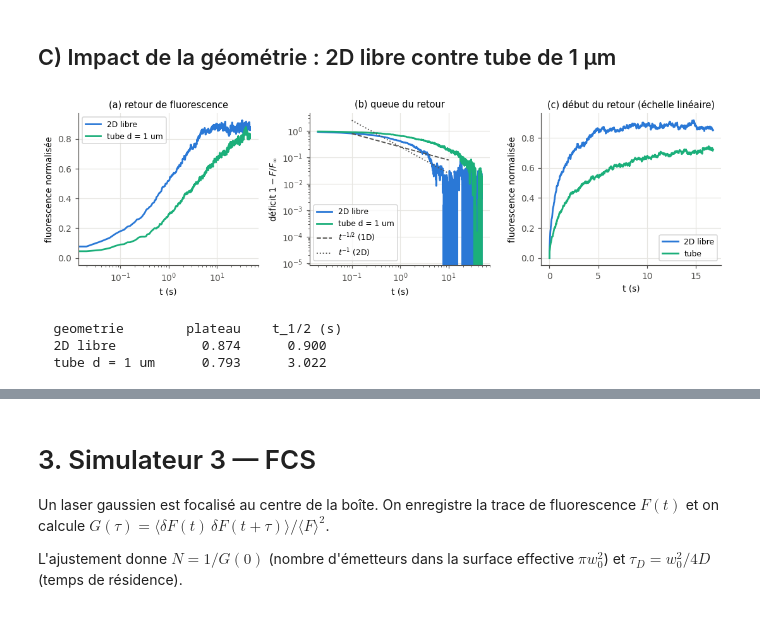
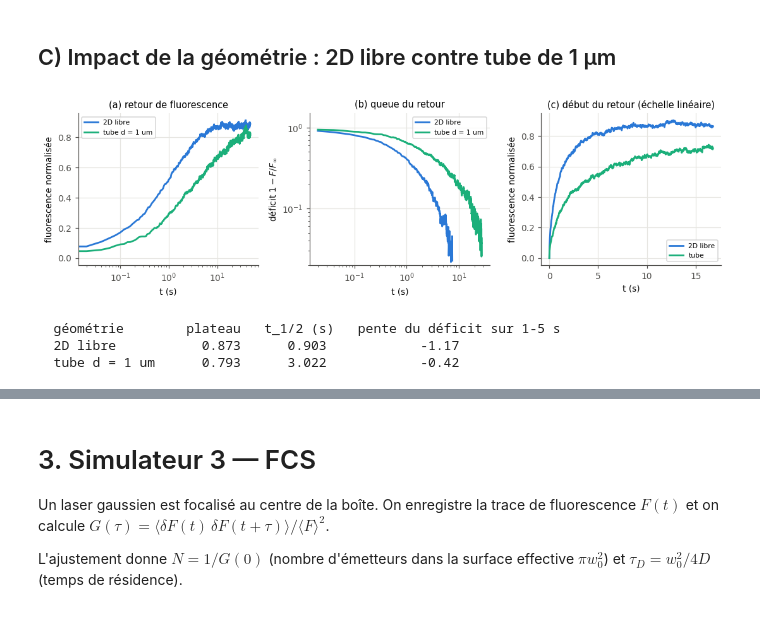
Before and after one commit to EliasOuelletOviedo/Analyse-des-signaux, a Jupyter notebook: Devoir 2/Devoir 2.ipynb, the cells around one changed output, grey strips where cells are left out. Saved outputs shown, nothing was run; the diff lists cells and outputs as text; code cells hidden in the pictures.

```diff
--- a/Devoir 2/Devoir 2.ipynb
+++ b/Devoir 2/Devoir 2.ipynb
@@ -786,8 +786,8 @@ def D_par_trajectoire(R, dt, nlag=10):
 
     return np.polyfit(lags*dt, m, 1)[0]/4
 
-t, R = simuler(Plan(2.), D1, 200., DT1, n=200, seed=12)   # 200 trajectoires de 200 s
-durees = np.array([0.5, 1, 2, 5, 20, 50, 200])
+t, R = simuler(Plan(2.), D1, 1000., DT1, n=1000, seed=12)
+durees = np.array([1, 3, 10, 30, 100, 300, 1000])
 est = [D_par_trajectoire(R[:int(T/DT1) + 1], DT1) for T in durees]
 med = np.array([np.median(e) for e in est])
 p10 = np.array([np.percentile(e, 10) for e in est])
@@ -814,7 +814,7 @@ ax[1].set_ylabel("écart-type relatif de $D$")
 ax[1].legend()
 ax[1].set_title("(b) précision en fonction de T")
 
-for c, T in zip(seq(3), [1, 20, 200]):
+for c, T in zip(seq(4), [1, 10, 100, 1000]):
     ax[2].hist(est[list(durees).index(T)], bins=np.linspace(0.5, 1.5, 40), histtype="step", color=c, lw=1.8, label="T = %g s" % T, density=True)
 
 ax[2].axvline(D1, ls="--", color="k", lw=1.2)
@@ -849,7 +849,7 @@ Le bruit de localisation est décorrélé d'une image à l'autre : il ajoute une
 optimal de points $p_{\min} = E(2 + 2{,}7\sqrt{x})$ en comparant, sur des trajectoires **uniques**,
 un ajustement à deux points à un ajustement à $p_{\min}$ points.
 # %%
-sigmas = [0., 0.025, 0.05, 0.1, 0.2, 0.4]
+sigmas = [0., 0.025, 0.05, 0.1, 0.25, 0.5]
 t, R = simuler(Plan(2.), D1, 10.0, DT1, n=20, seed=13)
 
 fig, ax = plt.subplots(1, 3, figsize=(10.5, 3.2))
@@ -863,10 +863,9 @@ for c, s in zip(seq(len(sigmas)), sigmas):
 
     tau, m = msd(Rb_, DT1)
     Df, sf = ajuste_msd(tau, m)
-    x = sf**2/(Df*DT1)                                   # erreur de localisation réduite
-    p = min(int(2 + 2.7*np.sqrt(x)), len(tau))           # Michalet eq. 30
+    x = sf**2/(Df*DT1)
+    p = min(int(2 + 2.7*np.sqrt(x)), len(tau))
 
-    # dispersion des estimations sur des trajectoires uniques : 2 points contre p_min
     tau_p, mp = msd(Rb_, DT1, par_particule=True)
     D2 = np.array([ajuste_msd(tau_p, mp[:, k], npts=2)[0] for k in range(R.shape[1])])
     Dp = np.array([ajuste_msd(tau_p, mp[:, k], npts=p)[0] for k in range(R.shape[1])])
@@ -1145,7 +1144,7 @@ par construction.
 # --- paramètres de référence du simulateur 2 -------------------------------
 L2 = 10.0                   # côté de la boîte, um (grande devant Rb pour un réservoir quasi infini)
 RB = 2.0                    # rayon de la zone blanchie, um
-DENS2 = 50.0                # densité, molécules / um^2
+DENS2 = 100.0                # densité, molécules / um^2
 N2 = int(DENS2*L2**2)       # nombre de molécules
 D2 = 1.0                    # coefficient de diffusion, um^2/s
 
@@ -1341,6 +1339,8 @@ qui remonte devient faible, ce qui rend l'ajustement plus sensible au bruit.
 # %%
 L_TUBE = 100.0
 DENS_TUBE = 100.0
+PLANCHER = 0.02        # sous ce deficit, F fluctue autour du plateau : c'est du bruit
+FEN_PENTE = (1.0, 5.0)  # fenetre de temps ou l'on compare les pentes, en s
 
 geo = [("2D libre", Boite(L2), N2, CAT[0]),
        ("tube d = 1 um", Tube(1.0, L_TUBE), int(DENS_TUBE*L_TUBE), CAT[2])]
@@ -1349,52 +1349,68 @@ res_c = []
 for k, (nom, dom, n, c) in enumerate(geo):
     t, F = frap(dom, D2, RB, 12*RB**2, 0.005*RB**2, n, n_rep=4, seed=23 + 100*k)
     res_c.append((nom, t, F, c))
 
 fig, ax = plt.subplots(1, 3, figsize=(10, 3.1))
+pentes = []
+
 for nom, t, F, c in res_c:
     A = F[int(0.8*len(F)):].mean()
+    deficit = 1 - F[1:]/A
+    tt = t[1:]
+
+    # on coupe au premier passage sous le plancher, sinon le deficit devient
+    # negatif et l'echelle log part en vrille
+    sous = np.flatnonzero(deficit < PLANCHER)
+
+    if len(sous):
+        fin = sous[0]
+    else:
+        fin = len(deficit)
+
+    # pente sur une fenetre de temps COMMUNE aux deux geometries : comparer a
+    # deficit egal comparerait des instants differents, et les deux courbes
+    # s'accentuent avec le temps, ce qui inverserait la conclusion
+    util = (tt >= FEN_PENTE[0]) & (tt <= FEN_PENTE[1]) & (deficit > PLANCHER)
+    pentes.append(np.polyfit(np.log(tt[util]), np.log(deficit[util]), 1)[0])
+
     ax[0].plot(t, F, color=c, lw=1.8, label=nom)
-    ax[1].plot(t[1:], 1 - F[1:]/A, color=c, lw=1.8, label=nom)
+    ax[1].plot(tt[:fin], deficit[:fin], color=c, lw=1.8, label=nom)
 
 ax[0].set_xscale("log")
 ax[0].set_xlabel("t (s)")
 ax[0].set_ylabel("fluorescence normalisée")
-ax[0].legend()
+ax[0].legend(fontsize=7)
 ax[0].set_title("(a) retour de fluorescence")
 
-tt = np.logspace(-1, 1, 20)
-
-ax[1].plot(tt, 0.25*tt**-0.5, "--", color=GRIS, lw=1.2, label="$t^{-1/2}$ (1D)")
-ax[1].plot(tt, 0.25*tt**-1., ":", color=GRIS, lw=1.2, label="$t^{-1}$ (2D)")
 ax[1].set_xscale("log")
 ax[1].set_yscale("log")
+ax[1].set_ylim(PLANCHER, 1.5)
 ax[1].set_xlabel("t (s)")
 ax[1].set_ylabel("déficit $1 - F/F_\\infty$")
-ax[1].legend()
+ax[1].legend(fontsize=7)
 ax[1].set_title("(b) queue du retour")
 
-t, F = res_c[0][1], res_c[0][2]
-i = int(0.35*len(t))
+i = int(0.35*len(res_c[0][1]))
 
-ax[2].plot(t[:i], res_c[0][2][:i], color=CAT[0], lw=1.8, label="2D libre")
-ax[2].plot(t[:i], res_c[1][2][:i], color=CAT[2], lw=1.8, label="tube")
+ax[2].plot(res_c[0][1][:i], res_c[0][2][:i], color=CAT[0], lw=1.8, label="2D libre")
+ax[2].plot(res_c[0][1][:i], res_c[1][2][:i], color=CAT[2], lw=1.8, label="tube")
 ax[2].set_xlabel("t (s)")
 ax[2].set_ylabel("fluorescence normalisée")
-ax[2].legend()
+ax[2].legend(fontsize=7)
 ax[2].set_title("(c) début du retour (échelle linéaire)")
 
 plt.show()
 
-print("  geometrie        plateau    t_1/2 (s)")
+print("  géométrie        plateau   t_1/2 (s)   pente du déficit sur %g-%g s" % FEN_PENTE)
 
-for nom, t, F, c in res_c:
+for (nom, t, F, c), p in zip(res_c, pentes):
     a = ajuste_frap(t, F)
-    print("  %-14s   %7.3f   %8.3f" % (nom, a["mobile"], a["t_demi"]))
+    print("  %-14s   %7.3f   %8.3f   %14.2f" % (nom, a["mobile"], a["t_demi"], p))
 # %% [output]
-[figure, old version]
+[figure, new version]
-  geometrie        plateau    t_1/2 (s)
-  2D libre           0.874      0.900
-  tube d = 1 um      0.793      3.022
+  géométrie        plateau   t_1/2 (s)   pente du déficit sur 1-5 s
+  2D libre           0.873      0.903            -1.17
+  tube d = 1 um      0.793      3.022            -0.42
 # %% [markdown]
 **Conclusion.** La géométrie change la **forme** de la courbe, pas seulement son échelle de temps.
 
```
Also changed, not shown: parts of 9 cells of this notebook.
